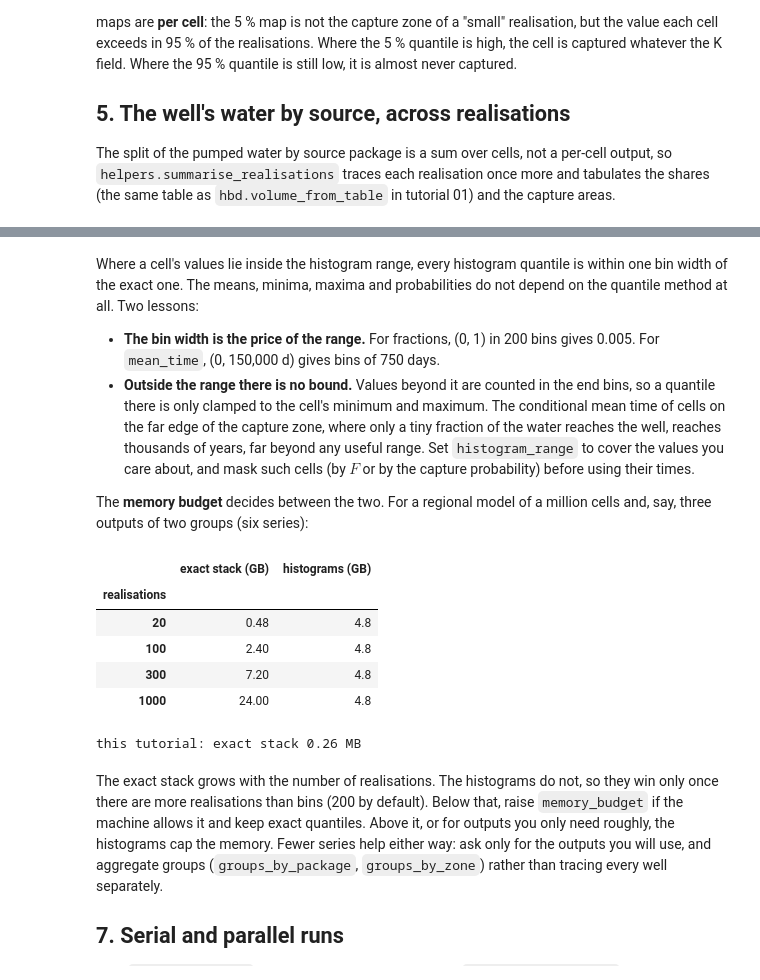
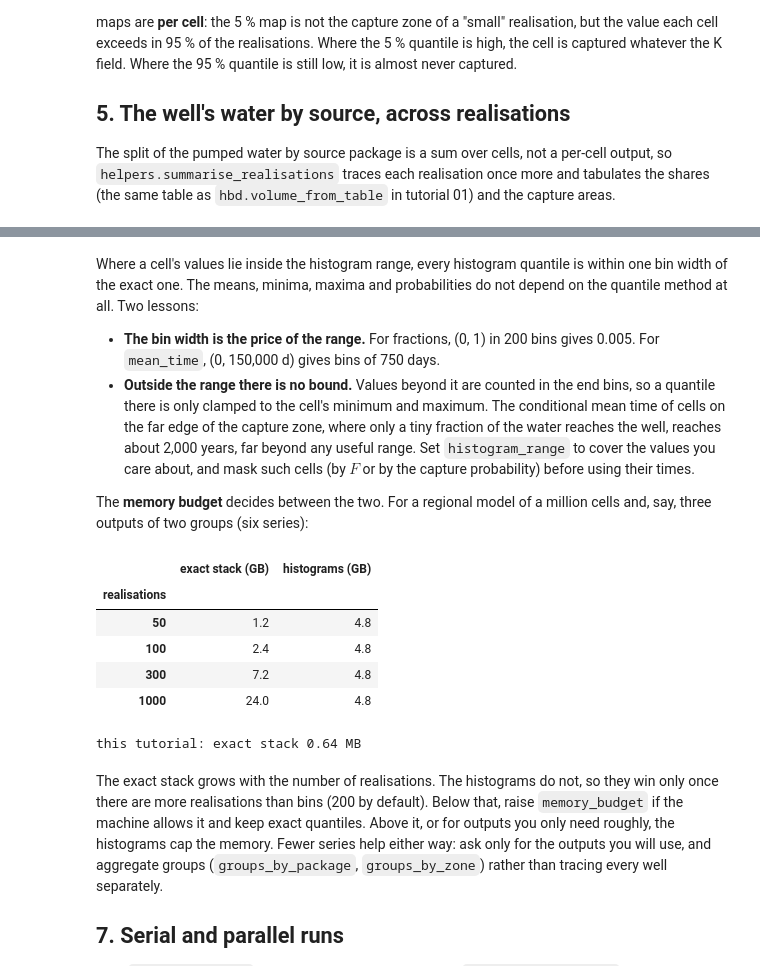
Before and after one commit to rhugman/gw-source, a Jupyter notebook: tutorials/09_ensembles/09_ensembles.ipynb, the cells around one changed output, grey strips where cells are left out. Drawn from its saved outputs; the diff is of its cells as text; code cells hidden in the pictures.

```diff
--- a/tutorials/09_ensembles/09_ensembles.ipynb
+++ b/tutorials/09_ensembles/09_ensembles.ipynb
@@ -120,7 +135,7 @@ Only one realisation's outputs are in memory at a time (plus the quantile store,
 
 The well is selected by its boundname. Boundnames are not in the budget file, so `boundnames=True` makes the driver load them from each realisation's package input (FloPy). Without it, select by package, bound number or cell.
 # %%
-workspaces = gs.list_realisations(WORK / "ensemble", "real_*")
+workspaces = gs.list_realisations(WORK / "prior", "real_*")
 config = gs.EnsembleConfig(
     outputs=("fraction_through", "mean_time"),
     thresholds=THRESHOLDS,
@@ -292,29 +310,29 @@ largest mean_time in any cell and realisation: 3.67e+06 d (10034 yr)
 Where a cell's values lie inside the histogram range, every histogram quantile is within one bin width of the exact one. The means, minima, maxima and probabilities do not depend on the quantile method at all. Two lessons:
 
 - **The bin width is the price of the range.** For fractions, (0, 1) in 200 bins gives 0.005. For `mean_time`, (0, 150,000 d) gives bins of 750 days.
-- **Outside the range there is no bound.** Values beyond it are counted in the end bins, so a quantile there is only clamped to the cell's minimum and maximum. The conditional mean time of cells on the far edge of the capture zone, where only a tiny fraction of the water reaches the well, reaches thousands of years, far beyond any useful range. Set `histogram_range` to cover the values you care about, and mask such cells (by $F$ or by the capture probability) before using their times.
+- **Outside the range there is no bound.** Values beyond it are counted in the end bins, so a quantile there is only clamped to the cell's minimum and maximum. The conditional mean time of cells on the far edge of the capture zone, where only a tiny fraction of the water reaches the well, reaches about 2,000 years, far beyond any useful range. Set `histogram_range` to cover the values you care about, and mask such cells (by $F$ or by the capture probability) before using their times.
 
 The **memory budget** decides between the two. For a regional model of a million cells and, say, three outputs of two groups (six series):
 # %%
 cells, series, bins = 1_000_000, 6, config.histogram_bins
 rows = {
     n_real: {
         "exact stack (GB)": gs.ensemble.stack_bytes(n_real, cells, series) / 1e9,
         "histograms (GB)": 4 * bins * cells * series / 1e9,
     }
-    for n_real in (20, 100, 300, 1000)
+    for n_real in (50, 100, 300, 1000)
 }
 display(pd.DataFrame(rows).T.rename_axis("realisations").round(2))
 n_series = len(config.outputs) * len(GROUPS)
 print(f"this tutorial: exact stack {gs.ensemble.stack_bytes(N_REAL, base_step.n_cells, n_series) / 1e6:.2f} MB")
 # %% [output]
 |  | exact stack (GB) | histograms (GB) |
 | realisations |  |  |
-| 20 | 0.48 | 4.8 |
-| 100 | 2.40 | 4.8 |
-| 300 | 7.20 | 4.8 |
-| 1000 | 24.00 | 4.8 |
+| 50 | 1.2 | 4.8 |
+| 100 | 2.4 | 4.8 |
+| 300 | 7.2 | 4.8 |
+| 1000 | 24.0 | 4.8 |
-this tutorial: exact stack 0.26 MB
+this tutorial: exact stack 0.64 MB
 # %% [markdown]
 The exact stack grows with the number of realisations. The histograms do not, so they win only once there are more realisations than bins (200 by default). Below that, raise `memory_budget` if the machine allows it and keep exact quantiles. Above it, or for outputs you only need roughly, the histograms cap the memory. Fewer series help either way: ask only for the outputs you will use, and aggregate groups (`groups_by_package`, `groups_by_zone`) rather than tracing every well separately.
 
```
Also changed, not shown: parts of 30 cells of this notebook, 3 other files.
